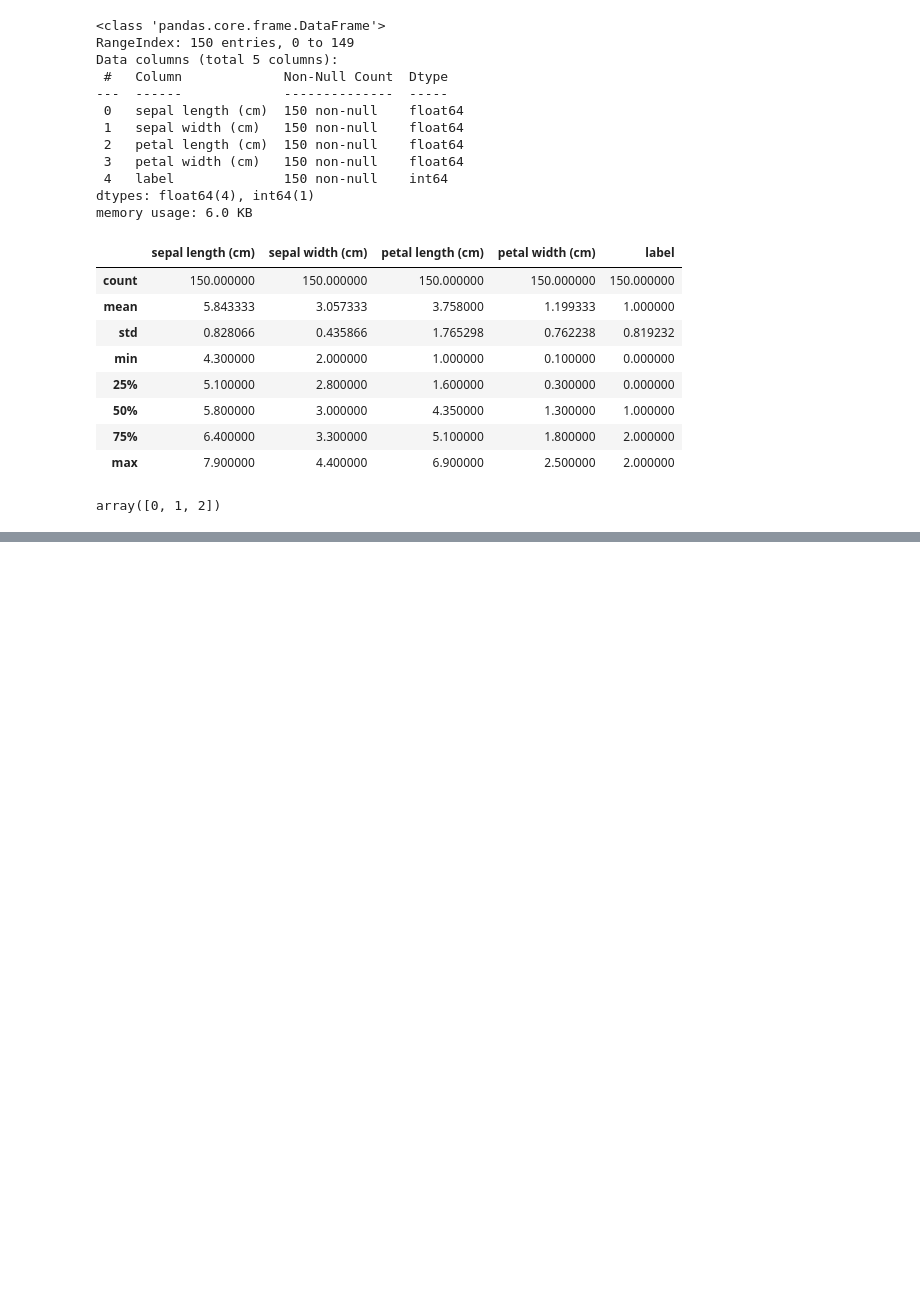
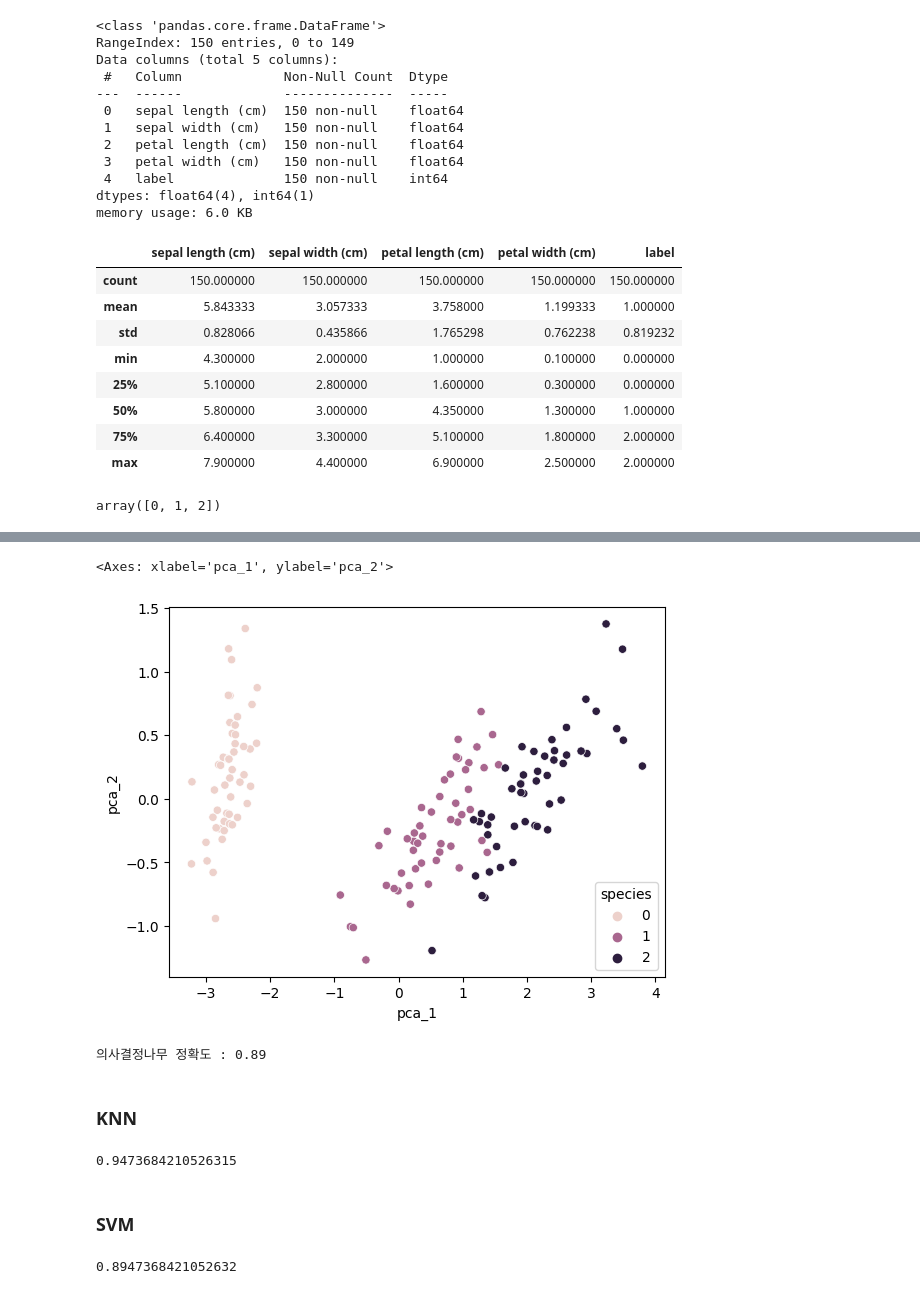
Before and after one commit to DAEHO0/python, a Jupyter notebook: iris_ML.ipynb, the cells around one changed output, grey strips where cells are left out. Saved outputs shown, nothing was run; the diff lists cells and outputs as text; code cells hidden in the pictures; blank space fills up the shorter version.

```diff
--- a/iris_ML.ipynb
+++ b/iris_ML.ipynb
@@ -230,0 +458,8 @@ elif y_pred == 2:
+# %%
+# PCA
+pca = PCA(n_components = 2)
+pca_transformed = pca.fit_transform(iris.data)
+
+df['pca_1'] = pca_transformed[ : , 0]
+df['pca_2'] = pca_transformed[ : , 1]
+df.head()
@@ -230,0 +473,51 @@ elif y_pred == 2:
+# %%
+# 시각화
+import seaborn as sns
+
+sns.scatterplot(x = df['pca_1'], y = df['pca_2'], hue = df['species'], legend = 'auto')
+# %% [output]
+<Axes: xlabel='pca_1', ylabel='pca_2'>
+[figure, added]
+# %%
+# PCA, 의사결정 나무
+from sklearn.tree import DecisionTreeClassifier
+from sklearn.model_selection import train_test_split
+
+# 데이터 분할
+y = df['species']
+X = df.iloc[ : , 5 : ]
+# pca_1, pca_2 컬럼만 사용
+
+X_train, X_test, y_train, y_test = train_test_split(X, y, random_state = 42, stratify = y)
+
+# 학습 - DecisionTreeClassifier
+tree_model = DecisionTreeClassifier(random_state = 42)
+tree_model.fit(X_train, y_train)
+
+# 평가
+score = tree_model.score(X_test, y_test)
+print('의사결정나무 정확도 : {0:.2f}'.format(score))
+# %% [output]
+의사결정나무 정확도 : 0.89
+# %% [markdown]
+### **KNN**
+# %%
+# KNN
+from sklearn.neighbors import KNeighborsClassifier
+
+neighbor_mdl = KNeighborsClassifier(n_neighbors = 5)
+neighbor_mdl.fit(X_train, y_train)
+neighbor_mdl.score(X_test, y_test)
+# %% [output]
+0.9473684210526315
+# %% [markdown]
+### **SVM**
+# %%
+# SVM
+from sklearn.svm import SVC
+
+svm_mdl = SVC(random_state = 42)
+svm_mdl.fit(X_train, y_train)
+svm_mdl.score(X_test, y_test)
+# %% [output]
+0.8947368421052632
```
Also changed, not shown: parts of 67 cells of this notebook.
